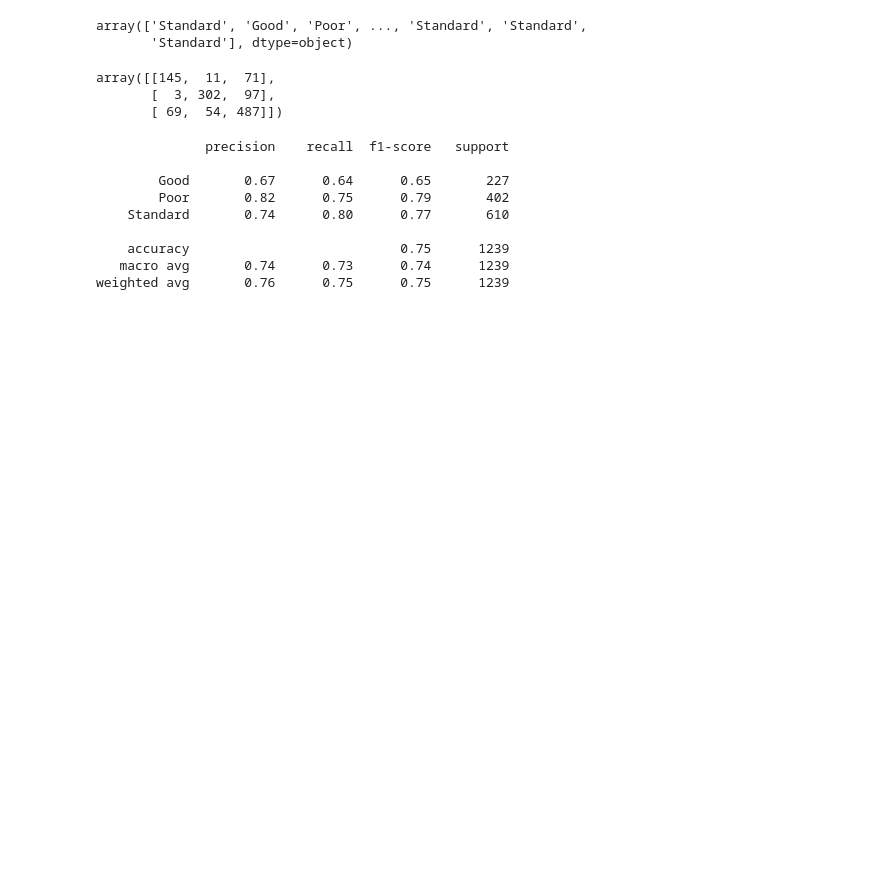
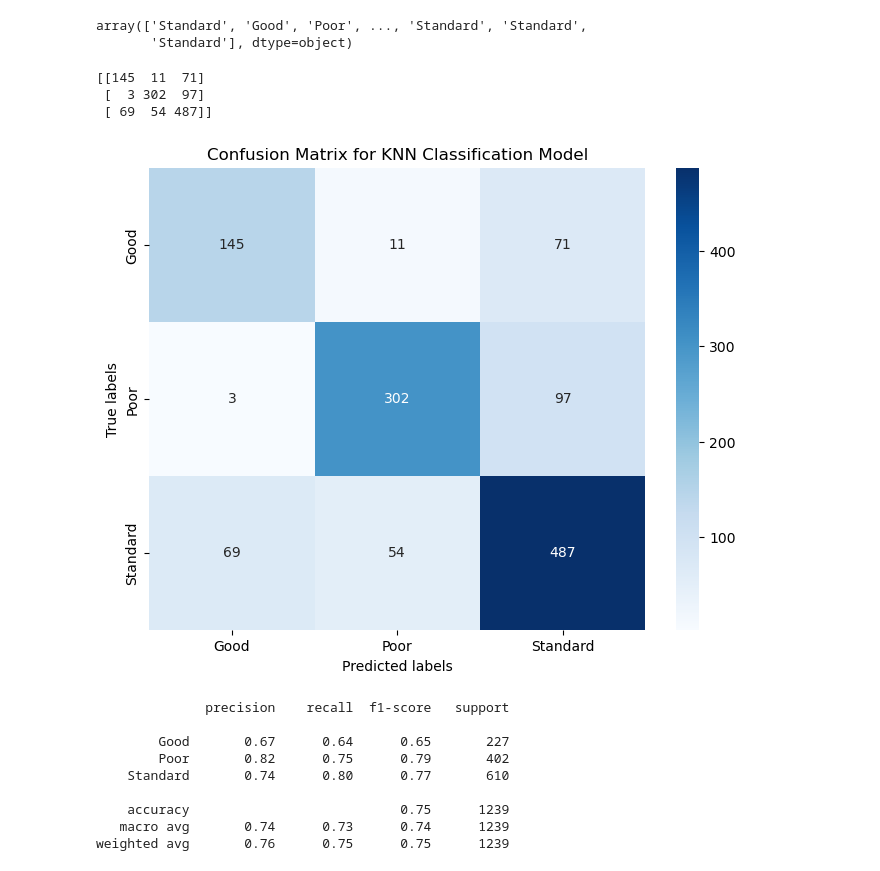
Before and after one commit to josephlomas/Project4_GroupRepo, a Jupyter notebook: Credit_Data_Model.ipynb, the cells around one changed output. Drawn from its saved outputs; the diff is of its cells as text; code cells hidden in the pictures; blank space fills up the shorter version.

```diff
--- a/Credit_Data_Model.ipynb
+++ b/Credit_Data_Model.ipynb
@@ -96,11 +96,22 @@ array(['Standard', 'Good', 'Poor', ..., 'Standard', 'Standard',
        'Standard'], dtype=object)
 # %%
 # Print confusion matrix
-confusion_matrix(y_pred,y_test)
+cm = confusion_matrix(y_pred,y_test)
+print(cm)
 # %% [output]
-array([[145,  11,  71],
-       [  3, 302,  97],
-       [ 69,  54, 487]])
+[[145  11  71]
+ [  3 302  97]
+ [ 69  54 487]]
+# %%
+# Display the confusion matrix as a heatmap
+plt.figure(figsize=(8, 6))
+sns.heatmap(cm, annot=True, cmap='Blues',xticklabels=['Good', 'Poor', 'Standard'], yticklabels=['Good', 'Poor', 'Standard'], fmt='g')
+plt.xlabel('Predicted labels')
+plt.ylabel('True labels')
+plt.title('Confusion Matrix for KNN Classification Model')
+plt.show()
+# %% [output]
+[figure, added]
 # %%
 # Print classification report
 print(classification_report(y_pred,y_test))
```
Also changed, not shown: parts of 2 cells of this notebook.
